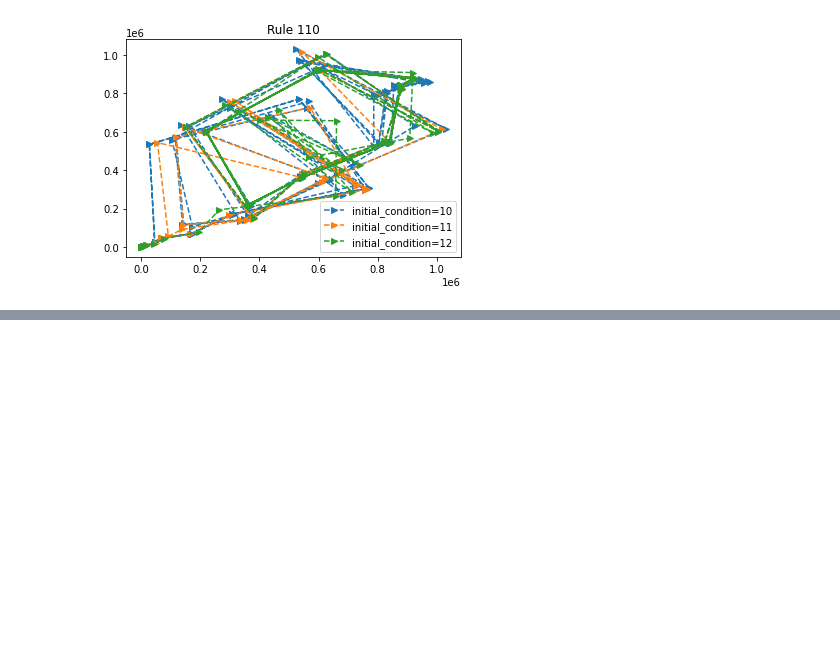
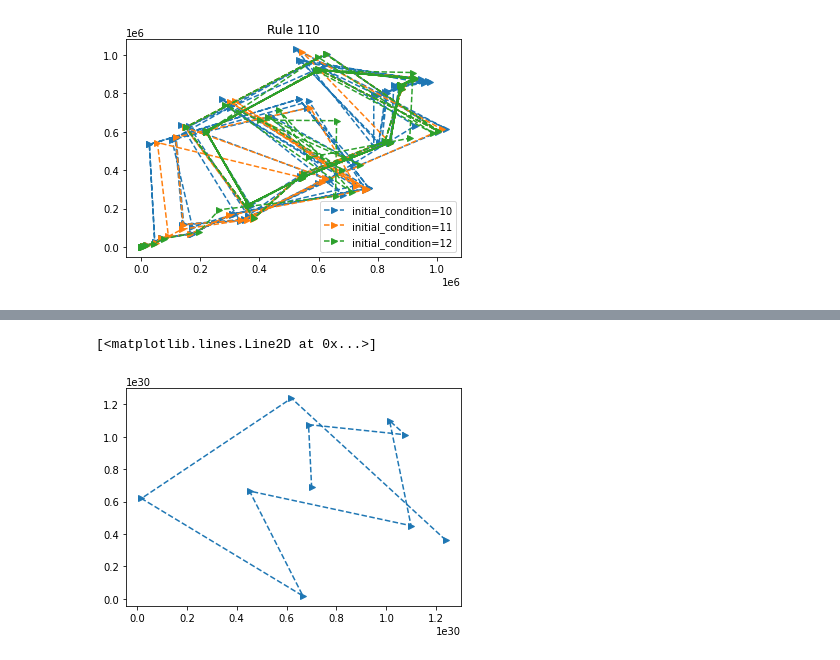
Before and after one commit to mohammedterryjack/1DECA, a Jupyter notebook: example.ipynb, the cells around one changed output, grey strips where cells are left out. Drawn from its saved outputs; the diff is of its cells as text; code cells hidden in the pictures; blank space fills up the shorter version.

```diff
--- a/example.ipynb
+++ b/example.ipynb
@@ -129,0 +126,4 @@ show()
+# %%
+configuration = OneDimensionalElementaryCellularAutomata()
+for _ in range(100):
+    configuration.transition_randomly()
@@ -129,0 +136,8 @@ show()
+# %%
+from matplotlib.pyplot import plot
+
+x,y = zip(*configuration.trajectory()[:10])
+plot(x,y,'-->')
+# %% [output]
+[<matplotlib.lines.Line2D at 0x...>]
+[figure, added]
```
Also changed, not shown: parts of 3 cells of this notebook, 1 other file.
